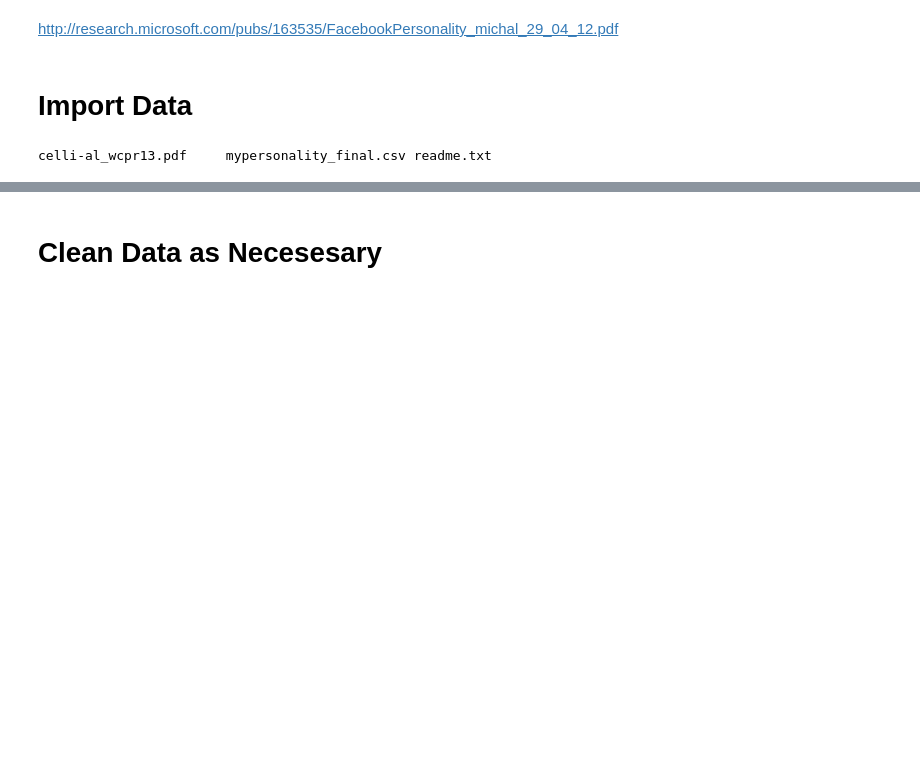
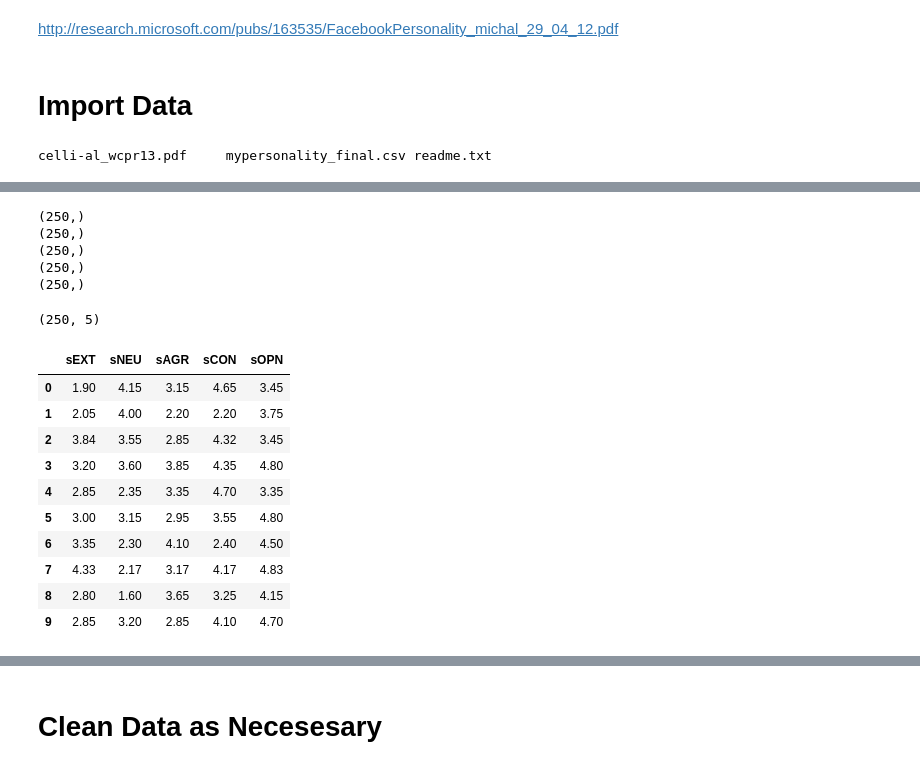
Before and after one commit to zhannar/WorkInProgressMetis, a Jupyter notebook: 02 - Project Luther - Regression/02 - Luther Project (Personality & Centrality).ipynb, the cells around one changed output, grey strips where cells are left out. Cells and saved outputs as stored; diff of their text form; code cells hidden in the pictures; blank space fills up the shorter version.

```diff
--- a/02 - Project Luther - Regression/02 - Luther Project (Personality & Centrality).ipynb
+++ b/02 - Project Luther - Regression/02 - Luther Project (Personality & Centrality).ipynb
@@ -122,0 +107,9 @@ df_grouped.head()
+# %%
+for var in variable_list:
+    print var.shape
+# %% [output]
+(250,)
+(250,)
+(250,)
+(250,)
+(250,)
@@ -122,0 +118,18 @@ df_grouped.head()
+# %%
+x_individuals.shape
+# %% [output]
+(250, 5)
+# %%
+x_individuals.head(10)
+# %% [output]
+|  | sEXT | sNEU | sAGR | sCON | sOPN |
+| 0 | 1.90 | 4.15 | 3.15 | 4.65 | 3.45 |
+| 1 | 2.05 | 4.00 | 2.20 | 2.20 | 3.75 |
+| 2 | 3.84 | 3.55 | 2.85 | 4.32 | 3.45 |
+| 3 | 3.20 | 3.60 | 3.85 | 4.35 | 4.80 |
+| 4 | 2.85 | 2.35 | 3.35 | 4.70 | 3.35 |
+| 5 | 3.00 | 3.15 | 2.95 | 3.55 | 4.80 |
+| 6 | 3.35 | 2.30 | 4.10 | 2.40 | 4.50 |
+| 7 | 4.33 | 2.17 | 3.17 | 4.17 | 4.83 |
+| 8 | 2.80 | 1.60 | 3.65 | 3.25 | 4.15 |
+| 9 | 2.85 | 3.20 | 2.85 | 4.10 | 4.70 |
```
Also changed, not shown: parts of 31 cells of this notebook, 3 other files.
